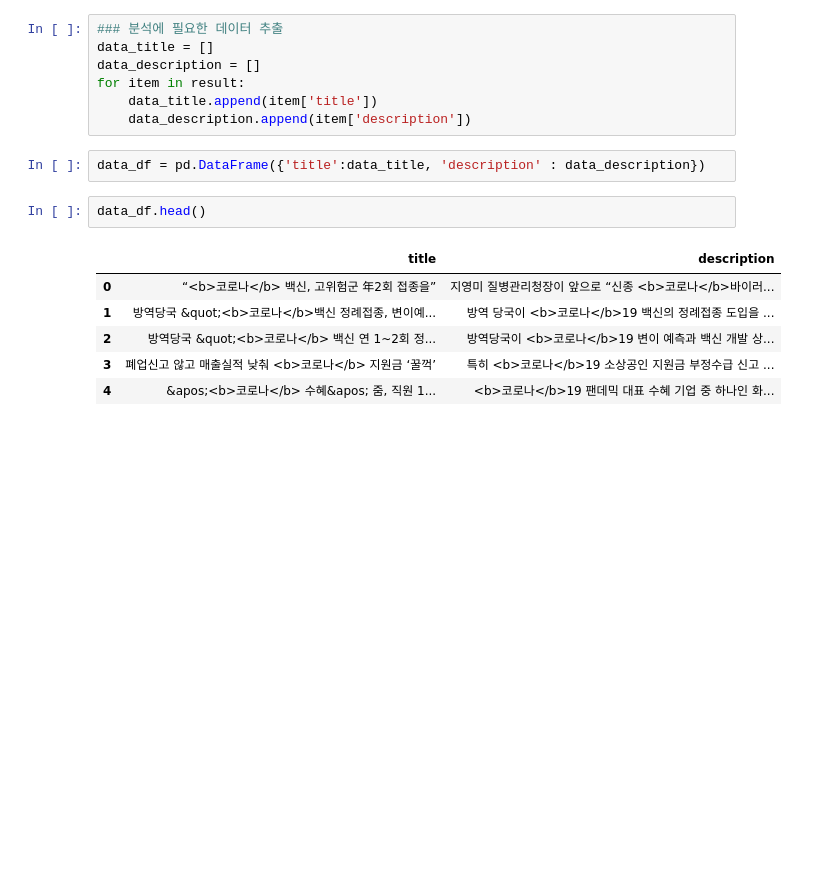
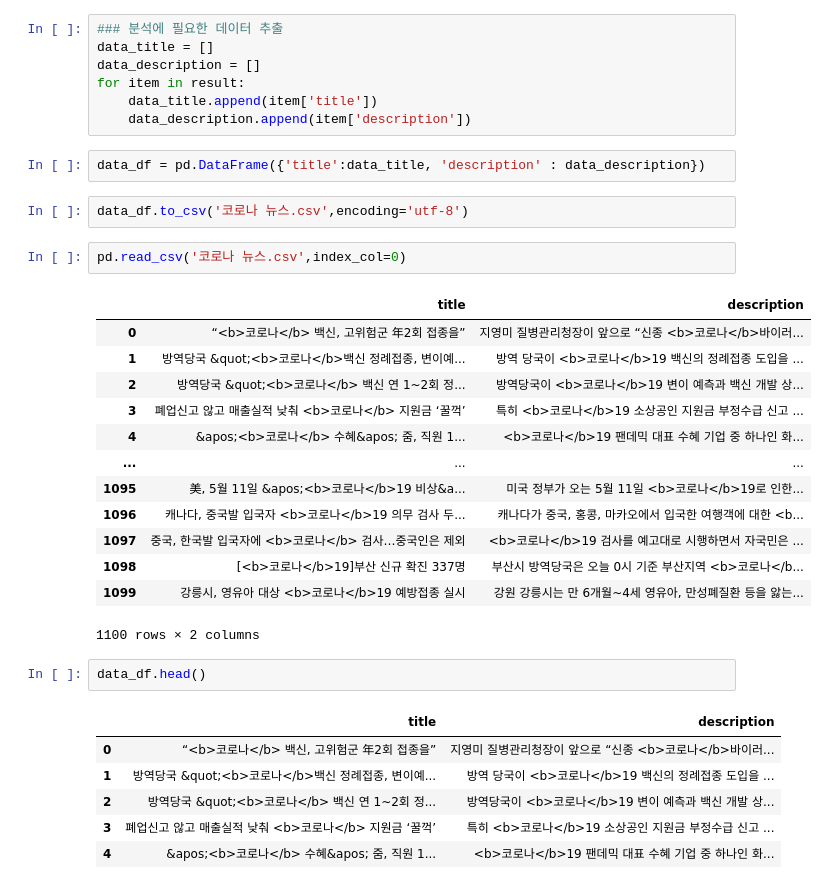
Before and after one commit to leekyuyoung20221226/python, a Jupyter notebook: 머신러닝2_11일차.ipynb, the cells around one changed output. Cells and saved outputs as stored; diff of their text form; blank space fills up the shorter version.

```diff
--- a/머신러닝2_11일차.ipynb
+++ b/머신러닝2_11일차.ipynb
@@ -53,6 +53,24 @@ for item in result:
     data_description.append(item['description'])
 # %%
 data_df = pd.DataFrame({'title':data_title, 'description' : data_description})
+# %%
+data_df.to_csv('코로나 뉴스.csv',encoding='utf-8')
+# %%
+pd.read_csv('코로나 뉴스.csv',index_col=0)
+# %% [output]
+|  | title | description |
+| 0 | “<b>코로나</b> 백신, 고위험군 年2회 접종을” | 지영미 질병관리청장이 앞으로 “신종 <b>코로나</b>바이러... |
+| 1 | 방역당국 &quot;<b>코로나</b>백신 정례접종, 변이예... | 방역 당국이 <b>코로나</b>19 백신의 정례접종 도입을 ... |
+| 2 | 방역당국 &quot;<b>코로나</b> 백신 연 1~2회 정... | 방역당국이 <b>코로나</b>19 변이 예측과 백신 개발 상... |
+| 3 | 폐업신고 않고 매출실적 낮춰 <b>코로나</b> 지원금 ‘꿀꺽’ | 특히 <b>코로나</b>19 소상공인 지원금 부정수급 신고 ... |
+| 4 | &apos;<b>코로나</b> 수혜&apos; 줌, 직원 1... | <b>코로나</b>19 팬데믹 대표 수혜 기업 중 하나인 화... |
+| ... | ... | ... |
+| 1095 | 美, 5월 11일 &apos;<b>코로나</b>19 비상&a... | 미국 정부가 오는 5월 11일 <b>코로나</b>19로 인한... |
+| 1096 | 캐나다, 중국발 입국자 <b>코로나</b>19 의무 검사 두... | 캐나다가 중국, 홍콩, 마카오에서 입국한 여행객에 대한 <b... |
+| 1097 | 중국, 한국발 입국자에 <b>코로나</b> 검사…중국인은 제외 | <b>코로나</b>19 검사를 예고대로 시행하면서 자국민은 ... |
+| 1098 | [<b>코로나</b>19]부산 신규 확진 337명 | 부산시 방역당국은 오늘 0시 기준 부산지역 <b>코로나</b... |
+| 1099 | 강릉시, 영유아 대상 <b>코로나</b>19 예방접종 실시 | 강원 강릉시는 만 6개월~4세 영유아, 만성폐질환 등을 앓는... |
+1100 rows × 2 columns
 # %%
 data_df.head()
 # %% [output]
```
Also changed, not shown: parts of 20 cells of this notebook.
